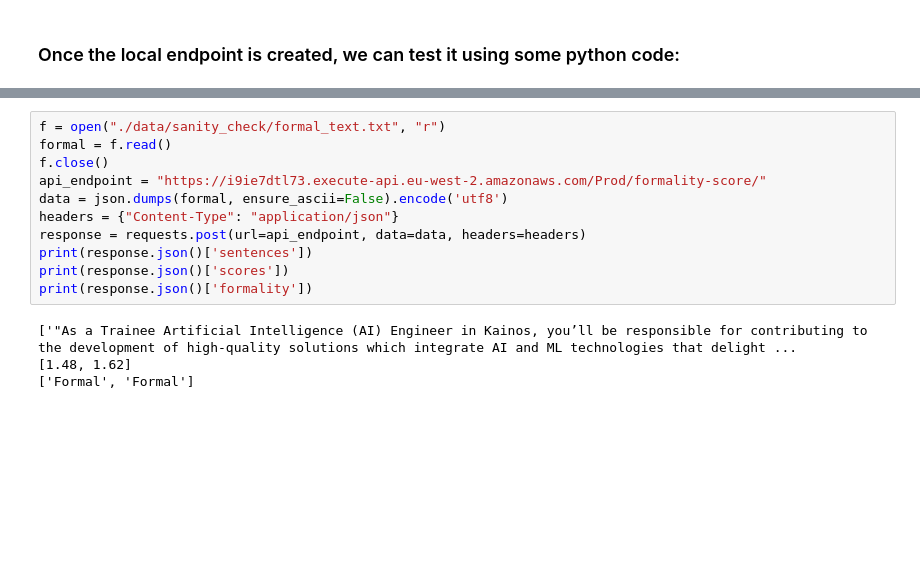
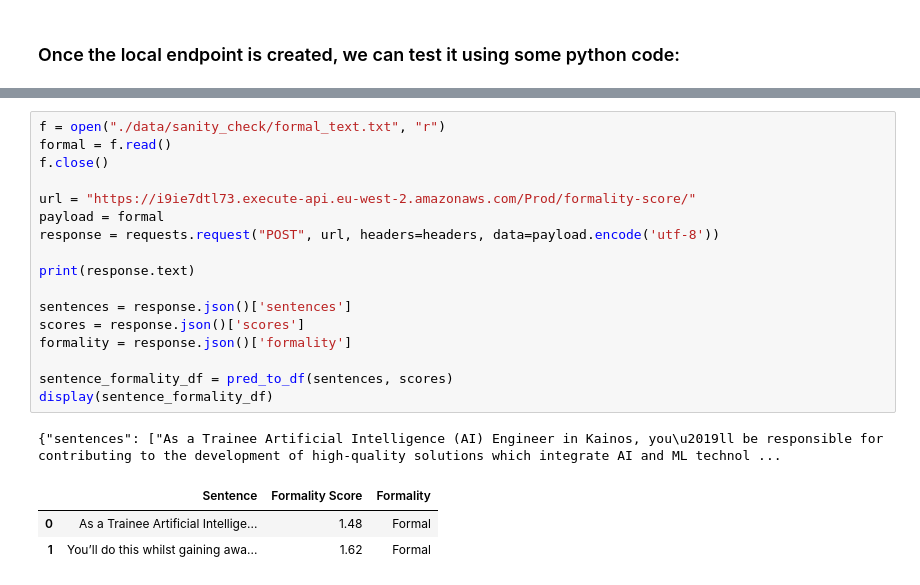
Before and after one commit to GroupAKainos/GroupA_ML, a Jupyter notebook: 007-AWS-Endpoint.ipynb, the cells around one changed output, grey strips where cells are left out. Saved outputs shown, nothing was run; the diff lists cells and outputs as text; blank space fills up the shorter version.

```diff
--- a/007-AWS-Endpoint.ipynb
+++ b/007-AWS-Endpoint.ipynb
@@ -68,15 +78,22 @@ Use the sam deployment command that guides you through the process:
 # %%
 f = open("./data/sanity_check/formal_text.txt", "r")
 formal = f.read()
 f.close()
-api_endpoint = "https://i9ie7dtl73.execute-api.eu-west-2.amazonaws.com/Prod/formality-score/"
-data = json.dumps(formal, ensure_ascii=False).encode('utf8')
-headers = {"Content-Type": "application/json"}
-response = requests.post(url=api_endpoint, data=data, headers=headers)
-print(response.json()['sentences'])
-print(response.json()['scores'])
-print(response.json()['formality'])
+
+url = "https://i9ie7dtl73.execute-api.eu-west-2.amazonaws.com/Prod/formality-score/"
+payload = formal
+response = requests.request("POST", url, headers=headers, data=payload.encode('utf-8'))
+
+print(response.text)
+
+sentences = response.json()['sentences']
+scores = response.json()['scores']
+formality = response.json()['formality']
+
+sentence_formality_df = pred_to_df(sentences, scores)
+display(sentence_formality_df)
 # %% [output]
-['"As a Trainee Artificial Intelligence (AI) Engineer in Kainos, you’ll be responsible for contributing to the development of high-quality solutions which integrate AI and ML technologies that delight ...
-[1.48, 1.62]
-['Formal', 'Formal']
+{"sentences": ["As a Trainee Artificial Intelligence (AI) Engineer in Kainos, you\u2019ll be responsible for contributing to the development of high-quality solutions which integrate AI and ML technol ...
+|  | Sentence | Formality Score | Formality |
+| 0 | As a Trainee Artificial Intellige... | 1.48 | Formal |
+| 1 | You’ll do this whilst gaining awa... | 1.62 | Formal |
```
Also changed, not shown: parts of 10 cells of this notebook, 3 other files.
